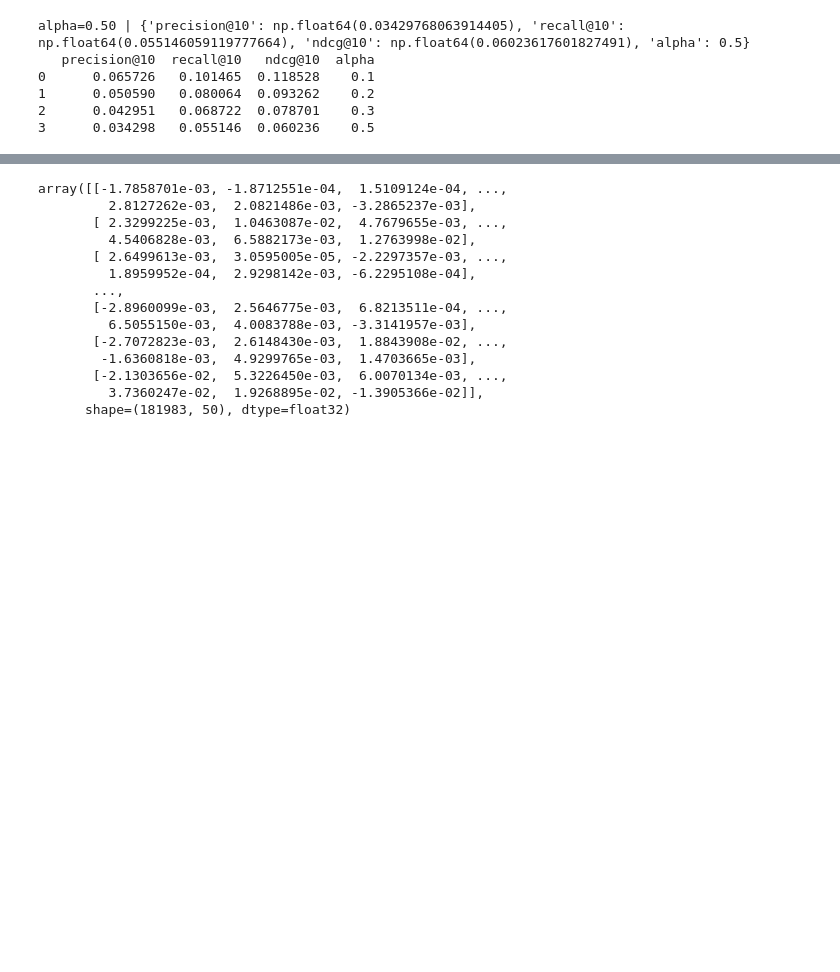
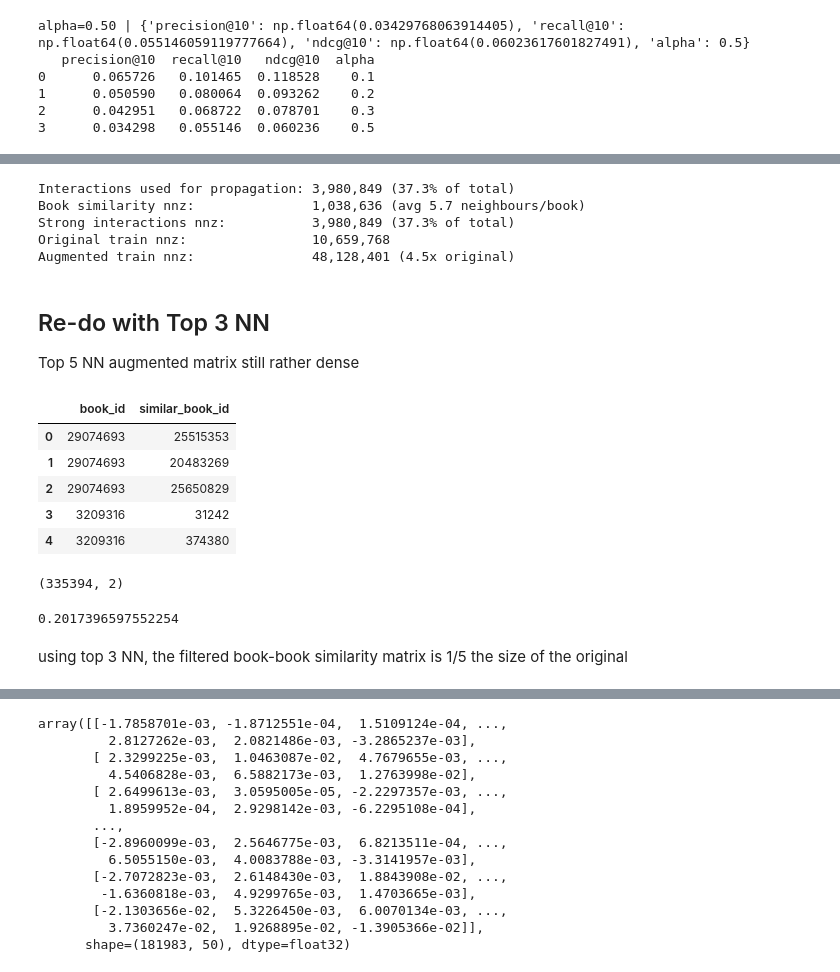
Before and after one commit to marlenad/goodreads, a Jupyter notebook: romance_recommender.ipynb, the cells around one changed output, grey strips where cells are left out. Drawn from its saved outputs; the diff is of its cells as text; code cells hidden in the pictures; blank space fills up the shorter version.

Commit message:
Latest Changes
1. add LOTS of comments
2. grid search in recommender
3. tried sparsifying book-book similarity

```diff
--- a/romance_recommender.ipynb
+++ b/romance_recommender.ipynb
@@ -740,0 +901,67 @@ AttributeError: 'implicit.evaluation._memoryviewslice' object has no attribute '
+# %%
+def augment_train(train, book_similarity_matrix, alpha=0.1, min_confidence=3.0):
+    """
+    Only propagate interactions above min_confidence threshold
+    to limit explosion of non-zero entries.
+    """
+    # Keep only strong interactions for propagation
+    strong_interactions = train.copy()
+    strong_interactions.data[strong_interactions.data < min_confidence] = 0
+    strong_interactions.eliminate_zeros()
+
+    augmented = train + alpha * (strong_interactions @ book_similarity_matrix)
+    augmented = augmented.tocsr()
+
+    print(f"Book similarity nnz:               {book_similarity_matrix.nnz:,} "
+          f"(avg {book_similarity_matrix.nnz/book_similarity_matrix.shape[0]:.1f} neighbours/book)")
+    print(f"Strong interactions nnz:           {strong_interactions.nnz:,} "
+          f"({strong_interactions.nnz/train.nnz:.1%} of total)")
+    print(f"Original train nnz:                {train.nnz:,}")
+    print(f"Augmented train nnz:               {augmented.nnz:,} "
+          f"({augmented.nnz/train.nnz:.1f}x original)")
+
+    return augmented
+
+augmented_train = augment_train(train, book_similarity_matrix, alpha=0.1, min_confidence=3.0)
+# %% [output]
+Interactions used for propagation: 3,980,849 (37.3% of total)
+Book similarity nnz:               1,038,636 (avg 5.7 neighbours/book)
+Strong interactions nnz:           3,980,849 (37.3% of total)
+Original train nnz:                10,659,768
+Augmented train nnz:               48,128,401 (4.5x original)
+# %% [markdown]
+## Re-do with Top 3 NN
+
+Top 5 NN augmented matrix still rather dense
+# %%
+# Load from SQL
+books = pd.read_sql_query(
+    "SELECT * FROM similar_books_3nn",
+    conn
+)
+
+books.head()
+# %% [output]
+|  | book_id | similar_book_id |
+| 0 | 29074693 | 25515353 |
+| 1 | 29074693 | 20483269 |
+| 2 | 29074693 | 25650829 |
+| 3 | 3209316 | 31242 |
+| 4 | 3209316 | 374380 |
+# %%
+unique_books = ratings_pos['book_id'].unique()
+
+mask = books['book_id'].isin(unique_books)
+books_filtered = books[mask]
+
+mask_2 = books_filtered['similar_book_id'].isin(unique_books)
+books_filt = books_filtered[mask_2]
+books_filt.shape
+# %% [output]
+(335394, 2)
+# %%
+books_filt.shape[0]/1662509
+# %% [output]
+0.2017396597552254
+# %% [markdown]
+using top 3 NN, the filtered book-book similarity matrix is 1/5 the size of the original
```
Also changed, not shown: parts of 80 cells of this notebook, 2 other files.
